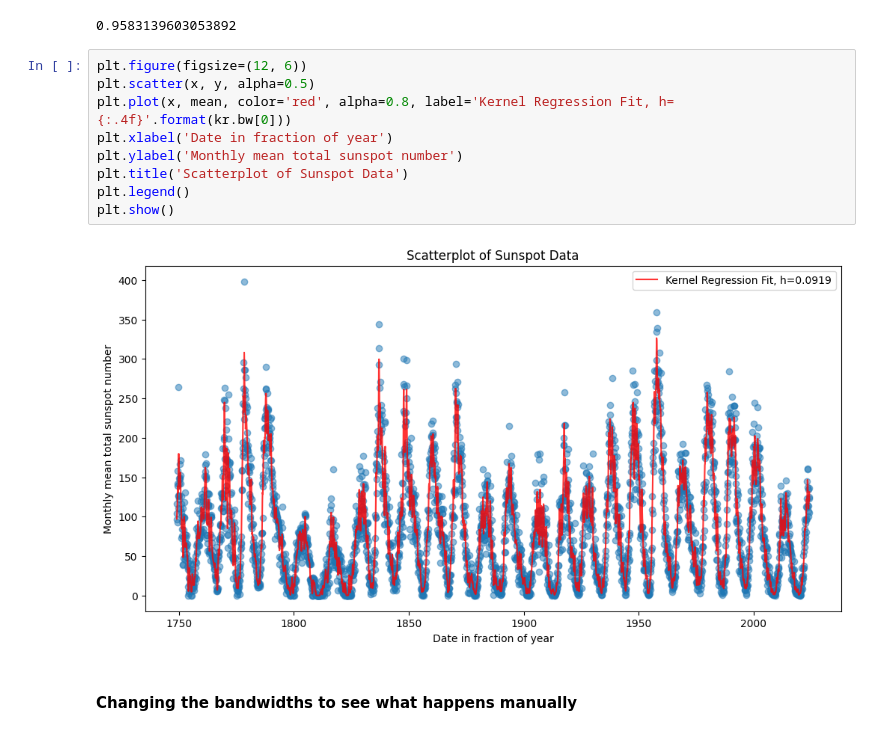
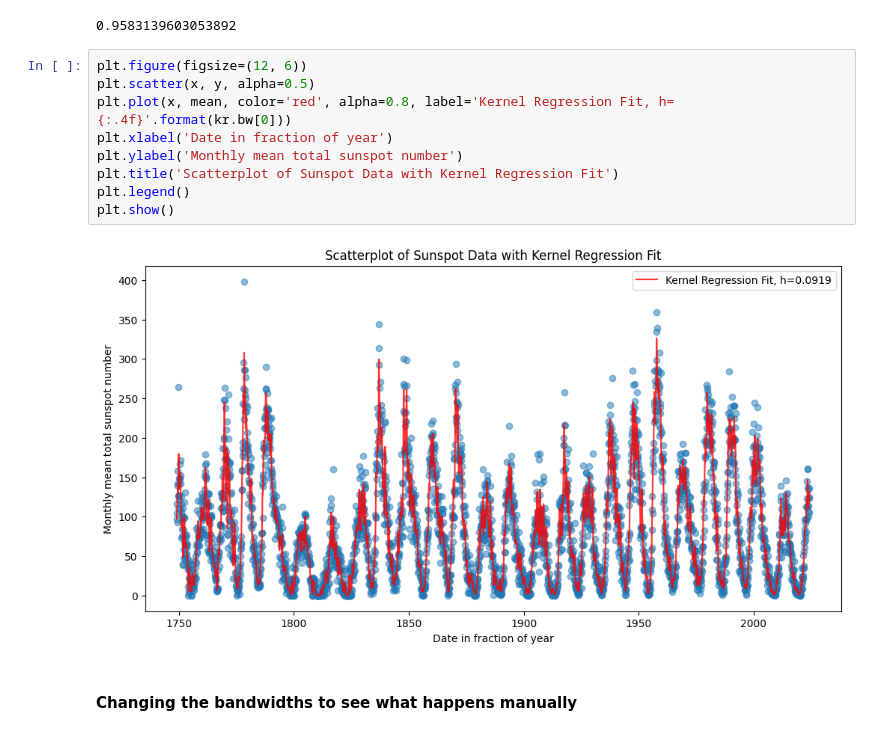
Before and after one commit to srirang-nabar/ssd_project, a Jupyter notebook: kernel_regression.ipynb, the cells around one changed output. Saved outputs shown, nothing was run; the diff lists cells and outputs as text.

```diff
--- a/kernel_regression.ipynb
+++ b/kernel_regression.ipynb
@@ -90,14 +90,14 @@ print(kr.r_squared())
 # %%
 plt.figure(figsize=(12, 6))
 plt.scatter(x, y, alpha=0.5)
 plt.plot(x, mean, color='red', alpha=0.8, label='Kernel Regression Fit, h={:.4f}'.format(kr.bw[0]))
 plt.xlabel('Date in fraction of year')
 plt.ylabel('Monthly mean total sunspot number')
-plt.title('Scatterplot of Sunspot Data')
+plt.title('Scatterplot of Sunspot Data with Kernel Regression Fit')
 plt.legend()
 plt.show()
 # %% [output]
-[figure, old version]
+[figure, new version]
 # %% [markdown]
 #### Changing the bandwidths to see what happens manually
 # %%
```
Also changed, not shown: parts of 15 cells of this notebook, 3 other files.
